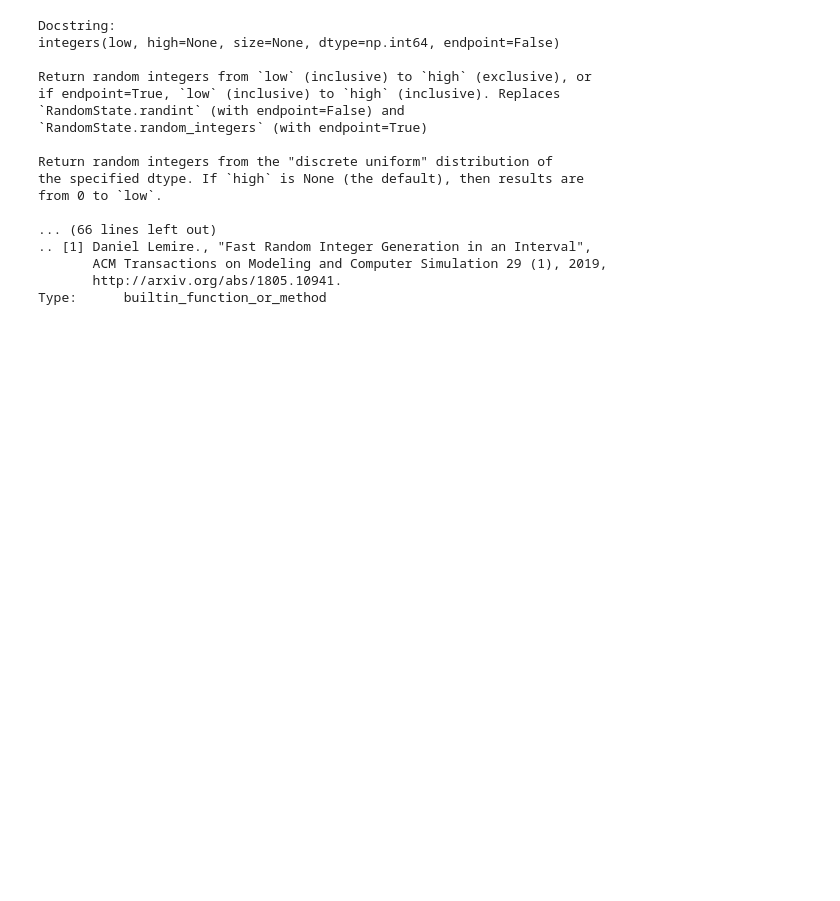
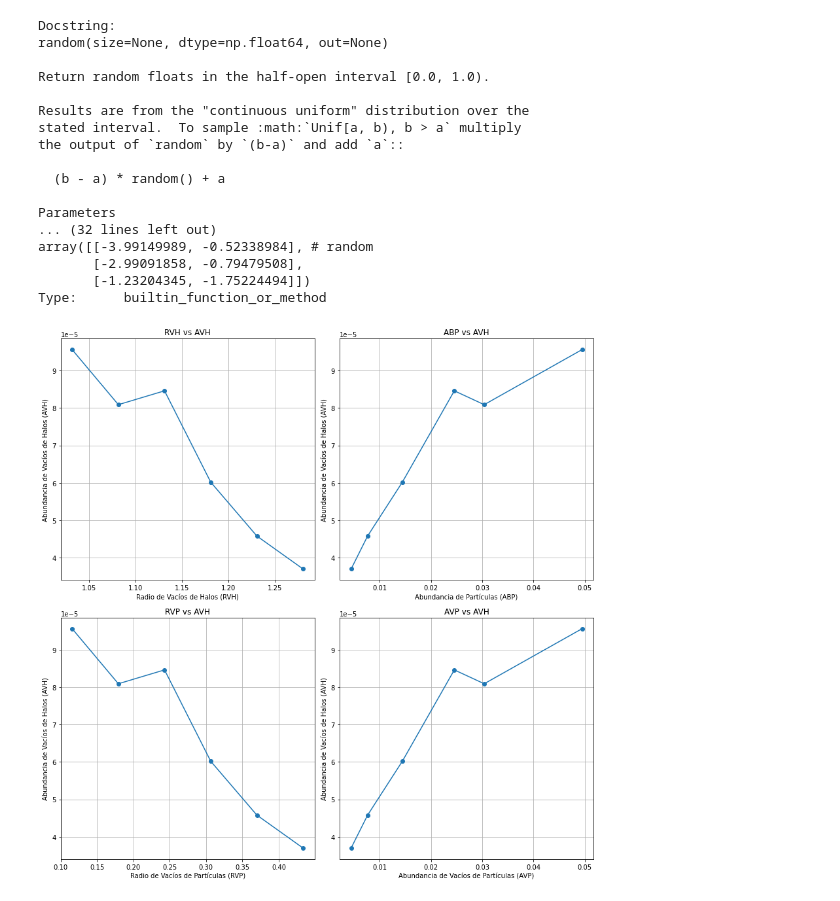
Before and after one commit to renatoparedes/scikit-neuromsi, a Jupyter notebook: Untitled.ipynb, the cells around one changed output. Saved outputs shown, nothing was run; the diff lists cells and outputs as text; code cells hidden in the pictures; blank space fills up the shorter version.

```diff
--- a/Untitled.ipynb
+++ b/Untitled.ipynb
@@ -53,22 +84,60 @@ NameError: name 'output_mode' is not defined
 # %%
 random = np.random.default_rng()
 # %%
-random.integers
 # %% [output]
 Docstring:
-integers(low, high=None, size=None, dtype=np.int64, endpoint=False)
+random(size=None, dtype=np.float64, out=None)
 
-Return random integers from `low` (inclusive) to `high` (exclusive), or
-if endpoint=True, `low` (inclusive) to `high` (inclusive). Replaces
-`RandomState.randint` (with endpoint=False) and
-`RandomState.random_integers` (with endpoint=True)
+Return random floats in the half-open interval [0.0, 1.0).
 
-Return random integers from the "discrete uniform" distribution of
-the specified dtype. If `high` is None (the default), then results are
-from 0 to `low`.
+Results are from the "continuous uniform" distribution over the
+stated interval.  To sample :math:`Unif[a, b), b > a` multiply
+the output of `random` by `(b-a)` and add `a`::
 
-... (66 lines left out)
-.. [1] Daniel Lemire., "Fast Random Integer Generation in an Interval",
-       ACM Transactions on Modeling and Computer Simulation 29 (1), 2019,
-       http://arxiv.org/abs/1805.10941.
+  (b - a) * random() + a
+
+Parameters
+... (32 lines left out)
+array([[-3.99149989, -0.52338984], # random
+       [-2.99091858, -0.79479508],
+       [-1.23204345, -1.75224494]])
 Type:      builtin_function_or_method
+# %%
+import matplotlib.pyplot as plt
+
+rvh = [1.031968, 1.081655, 1.131343, 1.181031, 1.230719, 1.280406]
+avh = [9.56e-05, 8.09e-05, 8.46e-05, 6.02e-05, 4.58e-05, 0.000037]
+abp = [0.049480, 0.030391, 0.024558, 0.014410, 0.007630, 0.004414]
+rvp = [0.115670, 0.179247, 0.242824, 0.306401, 0.369978, 0.433555]
+avp = [0.049480, 0.030391, 0.024558, 0.014410, 0.007630, 0.004414]
+
+fig, axs = plt.subplots(2, 2, figsize=(12, 12))
+
+axs[0, 0].plot(rvh, avh, '-o')
+axs[0, 0].set_xlabel('Radio de Vacíos de Halos (RVH)')
+axs[0, 0].set_ylabel('Abundancia de Vacíos de Halos (AVH)')
+axs[0, 0].set_title('RVH vs AVH')
+axs[0, 0].grid(True)
+
+axs[0, 1].plot(abp, avh, '-o')
+axs[0, 1].set_xlabel('Abundancia de Partículas (ABP)')
+axs[0, 1].set_ylabel('Abundancia de Vacíos de Halos (AVH)')
+axs[0, 1].set_title('ABP vs AVH')
+axs[0, 1].grid(True)
+
+axs[1, 0].plot(rvp, avh, '-o')
+axs[1, 0].set_xlabel('Radio de Vacíos de Partículas (RVP)')
+axs[1, 0].set_ylabel('Abundancia de Vacíos de Halos (AVH)')
+axs[1, 0].set_title('RVP vs AVH')
+axs[1, 0].grid(True)
+
+axs[1, 1].plot(avp, avh, '-o')
+axs[1, 1].set_xlabel('Abundancia de Vacíos de Partículas (AVP)')
+axs[1, 1].set_ylabel('Abundancia de Vacíos de Halos (AVH)')
+axs[1, 1].set_title('AVP vs AVH')
+axs[1, 1].grid(True)
+
+plt.tight_layout()
+plt.show()
+# %% [output]
+[figure, added]
```
Also changed, not shown: parts of 6 cells of this notebook, 1 other file.
